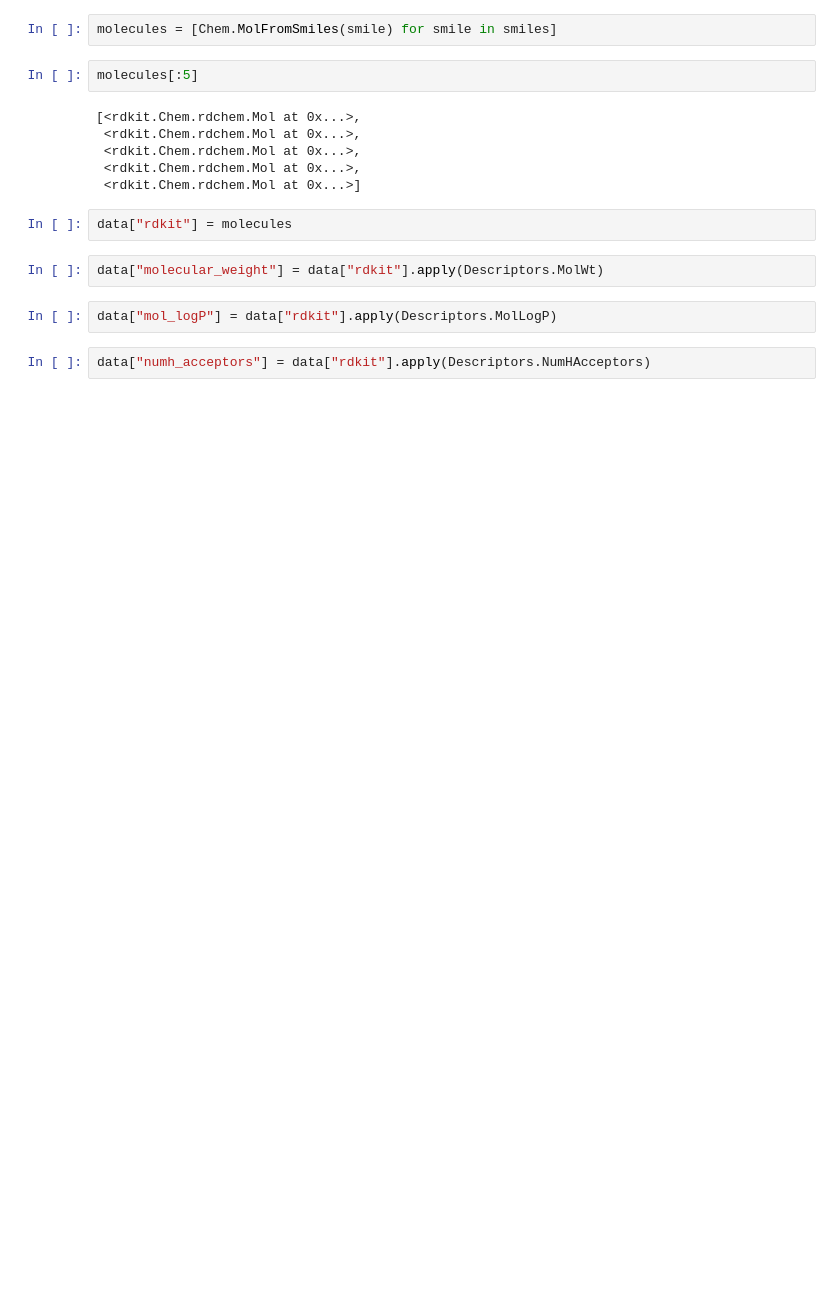
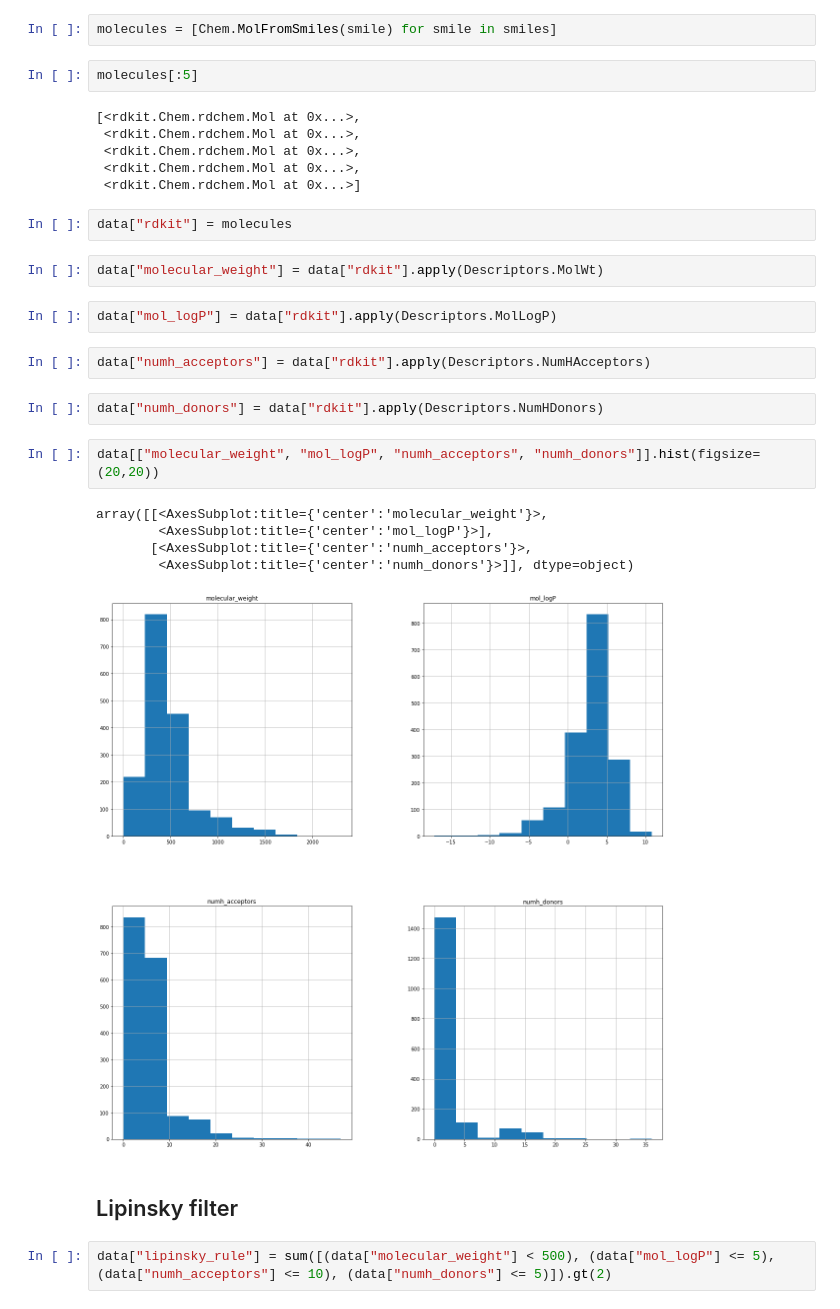
Before and after one commit to lich-uct/cdd2022, a Jupyter notebook: vecerkok/2_exercise.ipynb, the cells around one changed output. Cells and saved outputs as stored; diff of their text form; blank space fills up the shorter version.

```diff
--- a/vecerkok/2_exercise.ipynb
+++ b/vecerkok/2_exercise.ipynb
@@ -53,7 +54,21 @@ molecules[:5]
 data["rdkit"] = molecules
 # %%
 data["molecular_weight"] = data["rdkit"].apply(Descriptors.MolWt)
-# %%
-data["mol_logP"] = data["rdkit"].apply(Descriptors.MolLogP)
-# %%
-data["numh_acceptors"] = data["rdkit"].apply(Descriptors.NumHAcceptors)
+# %%
+data["mol_logP"] = data["rdkit"].apply(Descriptors.MolLogP)
+# %%
+data["numh_acceptors"] = data["rdkit"].apply(Descriptors.NumHAcceptors)
+# %%
+data["numh_donors"] = data["rdkit"].apply(Descriptors.NumHDonors)
+# %%
+data[["molecular_weight", "mol_logP", "numh_acceptors", "numh_donors"]].hist(figsize=(20,20))
+# %% [output]
+array([[<AxesSubplot:title={'center':'molecular_weight'}>,
+        <AxesSubplot:title={'center':'mol_logP'}>],
+       [<AxesSubplot:title={'center':'numh_acceptors'}>,
+        <AxesSubplot:title={'center':'numh_donors'}>]], dtype=object)
+[figure, added]
+# %% [markdown]
+## Lipinsky filter
+# %%
+data["lipinsky_rule"] = sum([(data["molecular_weight"] < 500), (data["mol_logP"] <= 5), (data["numh_acceptors"] <= 10), (data["numh_donors"] <= 5)]).gt(2)
```
Also changed, not shown: parts of 3 cells of this notebook.
